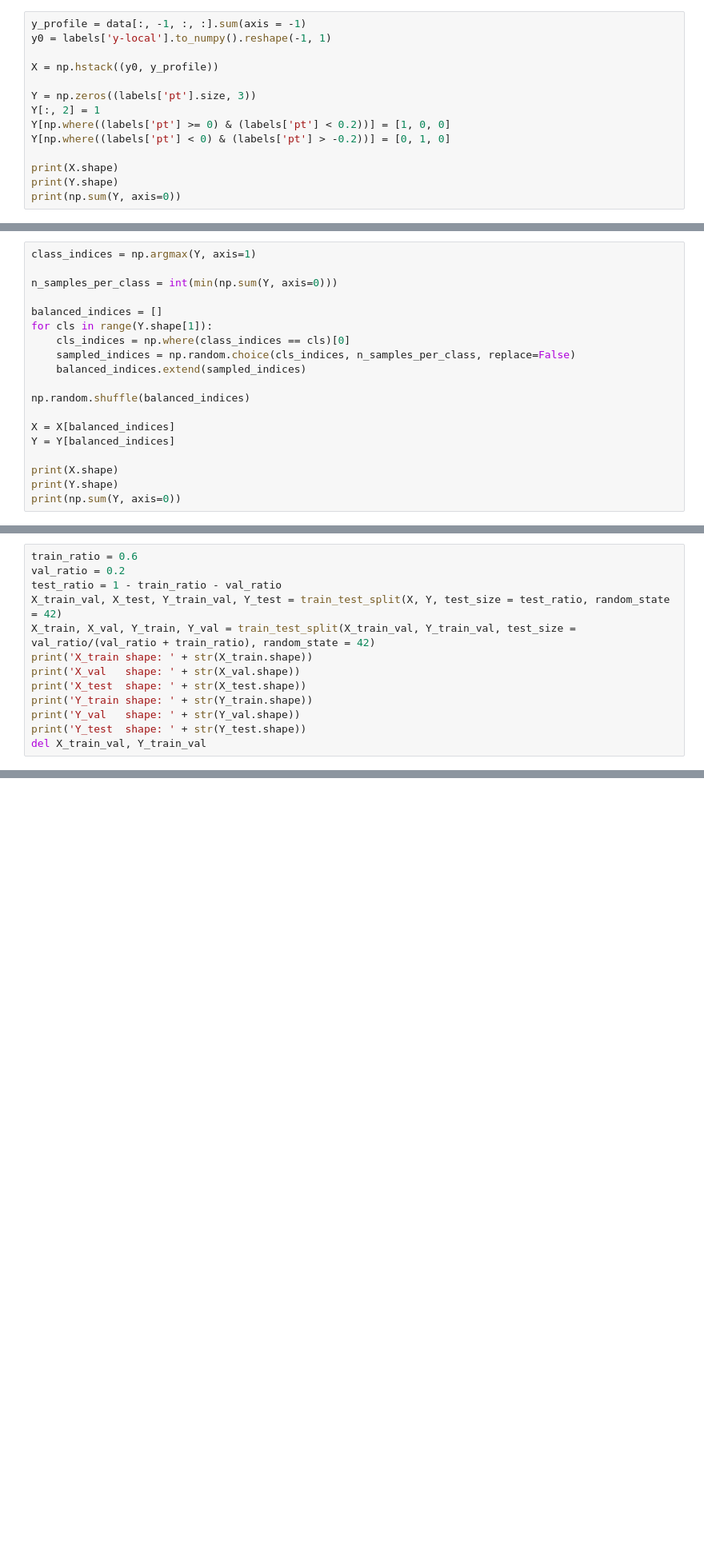
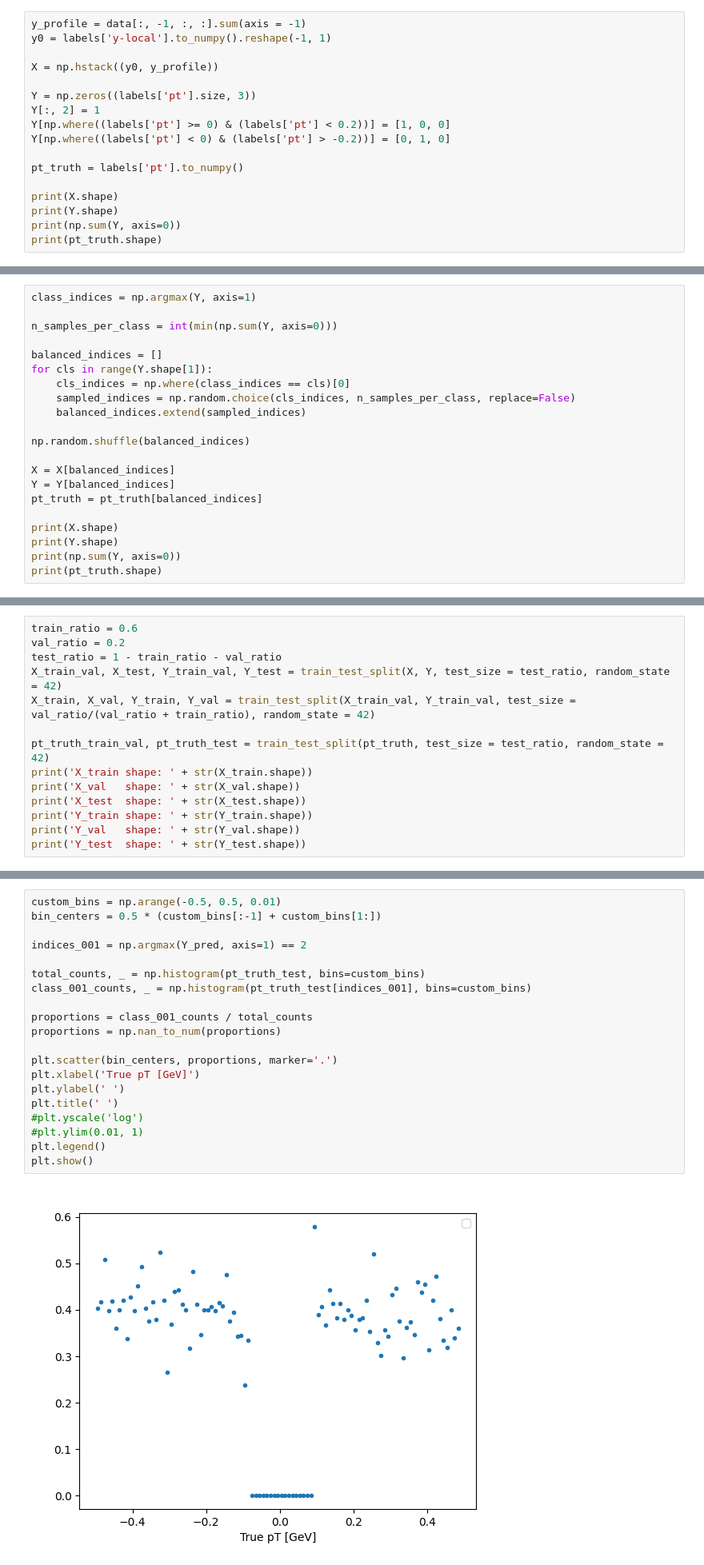
Before and after one commit to hftsoi/smart-pixels, a Jupyter notebook: smart_pixels.ipynb, the cells around one changed output, grey strips where cells are left out. Shown at 80% size. Drawn from its saved outputs; the diff is of its cells as text; blank space fills up the shorter version.

```diff
--- a/smart_pixels.ipynb
+++ b/smart_pixels.ipynb
@@ -151,9 +151,12 @@ Y[:, 2] = 1
 Y[np.where((labels['pt'] >= 0) & (labels['pt'] < 0.2))] = [1, 0, 0]
 Y[np.where((labels['pt'] < 0) & (labels['pt'] > -0.2))] = [0, 1, 0]
 
+pt_truth = labels['pt'].to_numpy()
+
 print(X.shape)
 print(Y.shape)
 print(np.sum(Y, axis=0))
+print(pt_truth.shape)
 # %% [output]
 (1999877, 14)
 (1999877, 3)
@@ -173,10 +177,12 @@ np.random.shuffle(balanced_indices)
 
 X = X[balanced_indices]
 Y = Y[balanced_indices]
+pt_truth = pt_truth[balanced_indices]
 
 print(X.shape)
 print(Y.shape)
 print(np.sum(Y, axis=0))
+print(pt_truth.shape)
 # %% [output]
 (153480, 14)
 (153480, 3)
@@ -187,13 +194,14 @@ val_ratio = 0.2
 test_ratio = 1 - train_ratio - val_ratio
 X_train_val, X_test, Y_train_val, Y_test = train_test_split(X, Y, test_size = test_ratio, random_state = 42)
 X_train, X_val, Y_train, Y_val = train_test_split(X_train_val, Y_train_val, test_size = val_ratio/(val_ratio + train_ratio), random_state = 42)
+
+pt_truth_train_val, pt_truth_test = train_test_split(pt_truth, test_size = test_ratio, random_state = 42)
 print('X_train shape: ' + str(X_train.shape))
 print('X_val   shape: ' + str(X_val.shape))
 print('X_test  shape: ' + str(X_test.shape))
 print('Y_train shape: ' + str(Y_train.shape))
 print('Y_val   shape: ' + str(Y_val.shape))
 print('Y_test  shape: ' + str(Y_test.shape))
-del X_train_val, Y_train_val
 # %% [output]
 X_train shape: (92088, 14)
 X_val   shape: (30696, 14)
@@ -304,0 +313,22 @@ plot_roc(Y_test, Y_pred, ['Low pT (pos)','Low pT (neg)','High pT'])
+# %%
+custom_bins = np.arange(-0.5, 0.5, 0.01)
+bin_centers = 0.5 * (custom_bins[:-1] + custom_bins[1:])
+
+indices_001 = np.argmax(Y_pred, axis=1) == 2
+
+total_counts, _ = np.histogram(pt_truth_test, bins=custom_bins)
+class_001_counts, _ = np.histogram(pt_truth_test[indices_001], bins=custom_bins)
+
+proportions = class_001_counts / total_counts
+proportions = np.nan_to_num(proportions)
+
+plt.scatter(bin_centers, proportions, marker='.')
+plt.xlabel('True pT [GeV]')
+plt.ylabel(' ')
+plt.title(' ')
+#plt.yscale('log')
+#plt.ylim(0.01, 1)
+plt.legend()
+plt.show()
+# %% [output]
+[figure, added]
```
Also changed, not shown: parts of 3 cells of this notebook.
